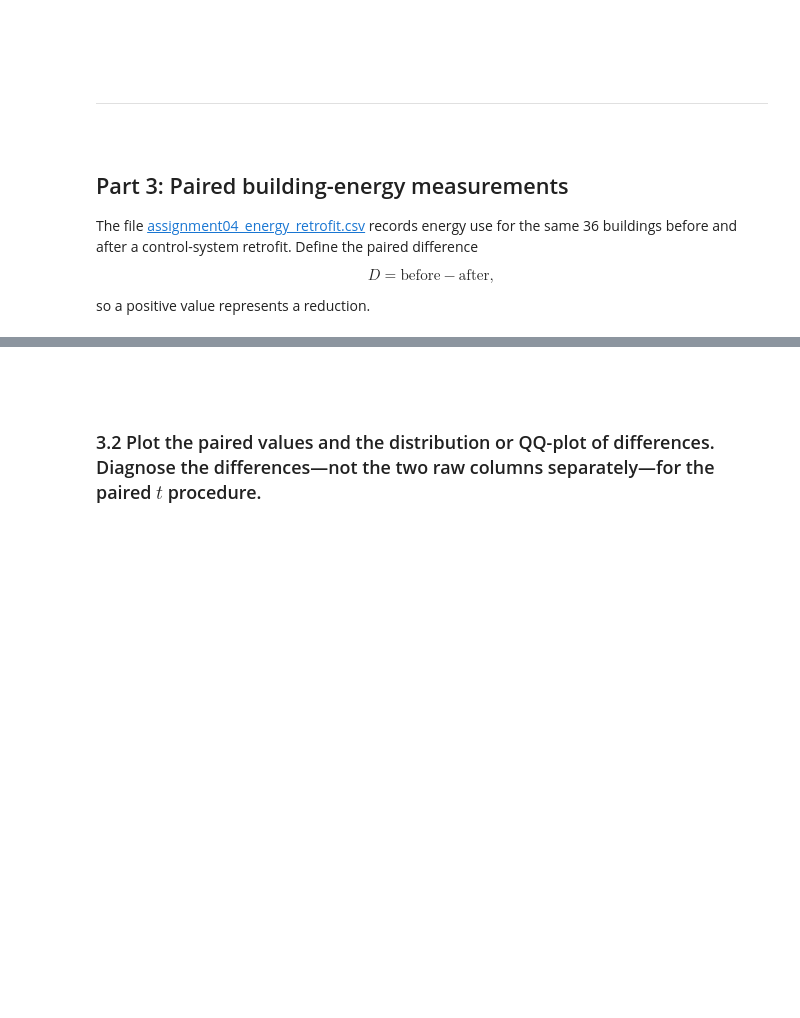
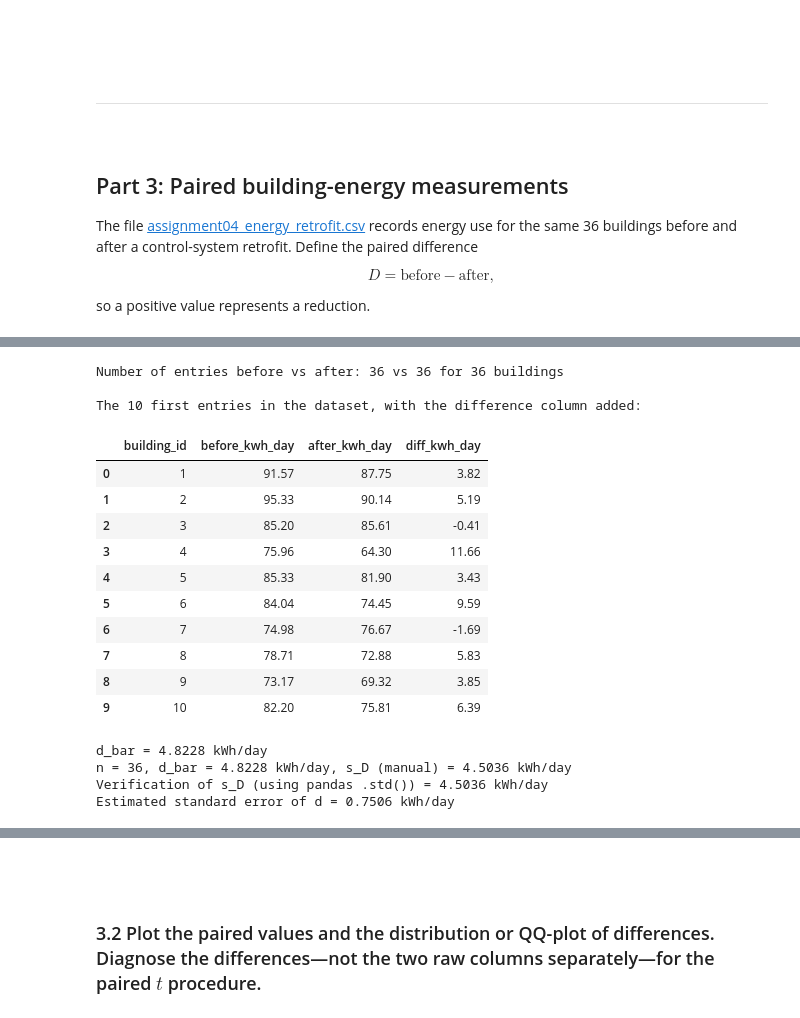
Before and after one commit to Dogmeat2000/sta1, a Jupyter notebook: assignment4/assignment4.ipynb, the cells around one changed output, grey strips where cells are left out. Saved outputs shown, nothing was run; the diff lists cells and outputs as text; code cells hidden in the pictures; blank space fills up the shorter version.

```diff
--- a/assignment4/assignment4.ipynb
+++ b/assignment4/assignment4.ipynb
@@ -424,2 +470,46 @@ so a positive value represents a reduction.
 # %%
-# TODO: Kristian
+# Kristian
+n_before = energyRetrofitData_unmodified["before_kwh_day"].count()
+n_after = energyRetrofitData_unmodified["after_kwh_day"].count()
+n_energy_consumption =energyRetrofitData_unmodified["building_id"].count()
+print(f"Number of entries before vs after: {n_before} vs {n_after} for {n_energy_consumption} buildings")
+
+# 1. Add the difference column to the dataset
+energyRetrofitData = energyRetrofitData_unmodified.copy()
+energyRetrofitData["diff_kwh_day"] = energyRetrofitData["before_kwh_day"] - energyRetrofitData["after_kwh_day"]
+print("\nThe 10 first entries in the dataset, with the difference column added:")
+display(energyRetrofitData.head(10))
+
+# 2. Compute d_bar from the difference column:
+d = energyRetrofitData["diff_kwh_day"]
+d_bar = d.sum() / n_energy_consumption
+print(f"d_bar = {d_bar:.4f} kWh/day")
+
+# 3. Compute observed sample standard deviation
+squared_deviations = (d - d_bar) ** 2
+s_d = np.sqrt(squared_deviations.sum() / (n_energy_consumption - 1))
+print(f"n = {n_energy_consumption}, d_bar = {d_bar:.4f} kWh/day, s_D (manual) = {s_d:.4f} kWh/day")
+print(f"Verification of s_D (using pandas .std()) = {d.std():.4f} kWh/day")
+
+# 4. Compute estimated standard error:
+se_d = s_d / np.sqrt(n_energy_consumption)
+print(f"Estimated standard error of d = {se_d:.4f} kWh/day")
+# %% [output]
+Number of entries before vs after: 36 vs 36 for 36 buildings
+
+The 10 first entries in the dataset, with the difference column added:
+|  | building_id | before_kwh_day | after_kwh_day | diff_kwh_day |
+| 0 | 1 | 91.57 | 87.75 | 3.82 |
+| 1 | 2 | 95.33 | 90.14 | 5.19 |
+| 2 | 3 | 85.20 | 85.61 | -0.41 |
+| 3 | 4 | 75.96 | 64.30 | 11.66 |
+| 4 | 5 | 85.33 | 81.90 | 3.43 |
+| 5 | 6 | 84.04 | 74.45 | 9.59 |
+| 6 | 7 | 74.98 | 76.67 | -1.69 |
+| 7 | 8 | 78.71 | 72.88 | 5.83 |
+| 8 | 9 | 73.17 | 69.32 | 3.85 |
+| 9 | 10 | 82.20 | 75.81 | 6.39 |
+d_bar = 4.8228 kWh/day
+n = 36, d_bar = 4.8228 kWh/day, s_D (manual) = 4.5036 kWh/day
+Verification of s_D (using pandas .std()) = 4.5036 kWh/day
+Estimated standard error of d = 0.7506 kWh/day
```
Also changed, not shown: parts of 3 cells of this notebook.
